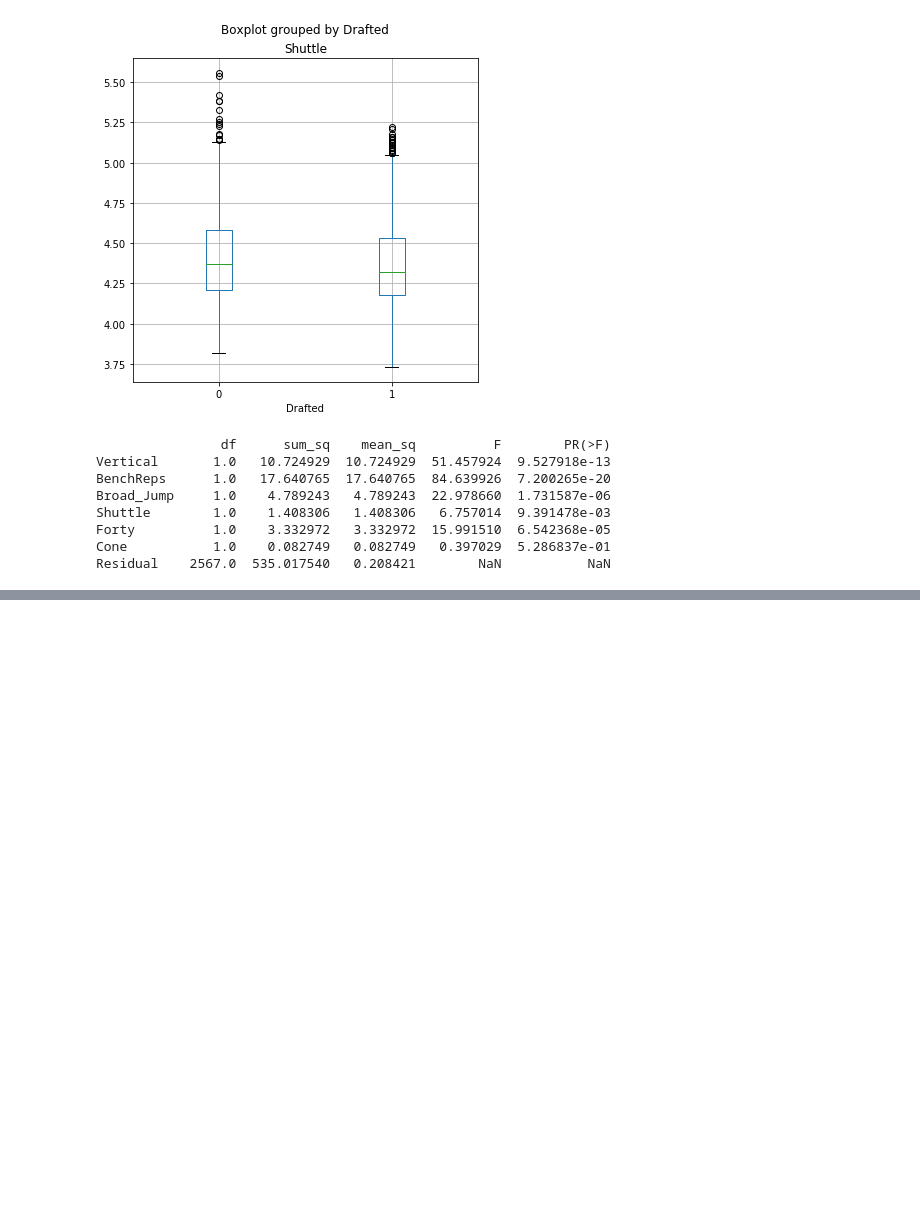
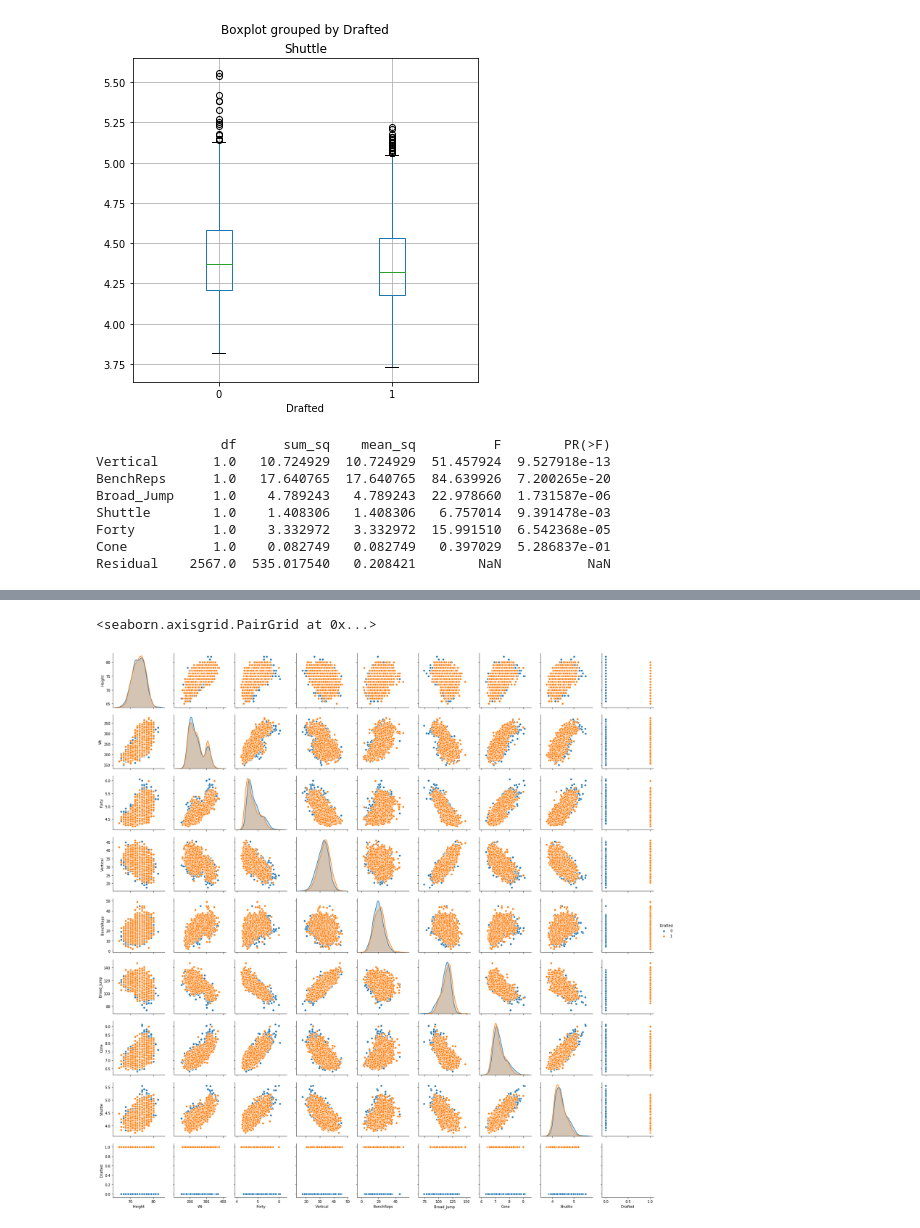
Before and after one commit to marmistead91/nyc-mhtn-ds-010620-lectures, a Jupyter notebook: week-9/classification_project/student.ipynb, the cells around one changed output, grey strips where cells are left out. Cells and saved outputs as stored; diff of their text form; code cells hidden in the pictures; blank space fills up the shorter version.

```diff
--- a/week-9/classification_project/student.ipynb
+++ b/week-9/classification_project/student.ipynb
@@ -154,0 +173,5 @@ corr
+# %%
+sns.pairplot(df2, hue = 'Drafted')
+# %% [output]
+<seaborn.axisgrid.PairGrid at 0x...>
+[figure, added]
```
Also changed, not shown: parts of 28 cells of this notebook, 1 other file.
